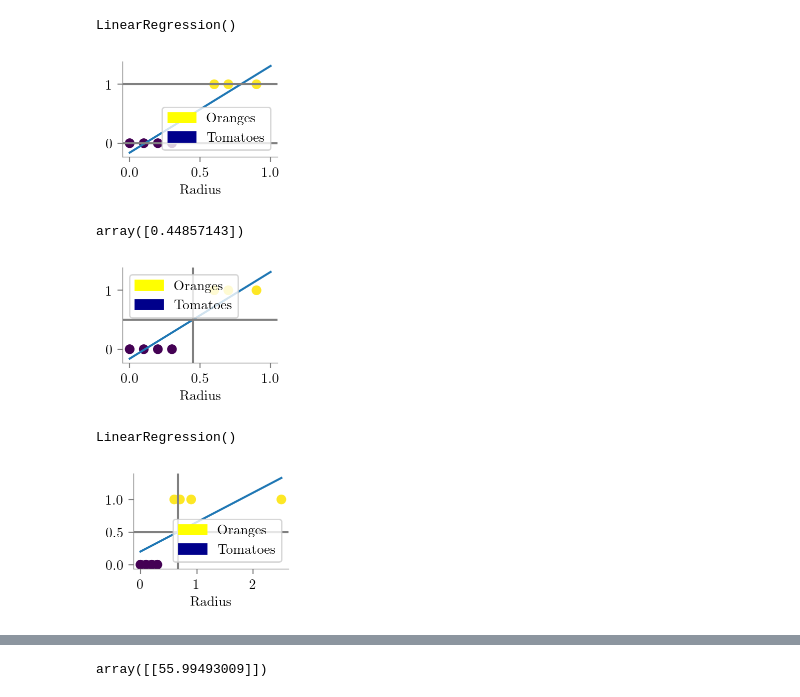
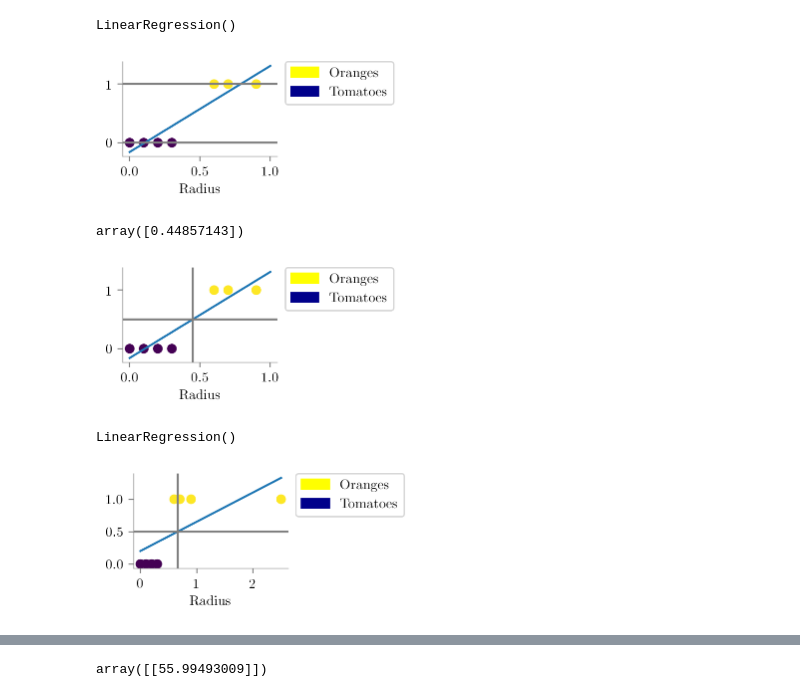
Before and after one commit to nipunbatra/ml-teaching, a Jupyter notebook: notebooks/logistic-apple-oranges.ipynb, the cells around one changed output, grey strips where cells are left out. Saved outputs shown, nothing was run; the diff lists cells and outputs as text; code cells hidden in the pictures.

```diff
--- a/notebooks/logistic-apple-oranges.ipynb
+++ b/notebooks/logistic-apple-oranges.ipynb
@@ -64,18 +67,18 @@ LinearRegression()
 # %%
 plt.plot(np.linspace(0, 1, 50), linr_reg.predict(np.linspace(0, 1, 50).reshape(-1, 1)))
 plt.scatter(x, y, c=y)
 yellow_patch = mpatches.Patch(color='yellow', label='Oranges')
 blue_patch = mpatches.Patch(color='darkblue', label='Tomatoes')
 
 plt.xlabel('Radius')
 format_axes(plt.gca())
 plt.axhline(y=1, color='grey', label='P(y=1)')
 plt.axhline(y=0, color='grey')
-plt.legend(handles=[yellow_patch, blue_patch])
+plt.legend(handles=[yellow_patch, blue_patch],  bbox_to_anchor=(1.05, 1), loc=2, borderaxespad=0.)
 
 plt.savefig("../figures/logistic-regression/linear-orange-tomatoes.pdf", bbox_inches="tight", transparent=True)
 # %% [output]
-[figure, old version]
+[figure, new version]
 # %%
  (0.5-linr_reg.intercept_)/linr_reg.coef_
 # %% [output]
@@ -93,11 +96,11 @@ format_axes(plt.gca())
 plt.axhline(y=0.5, color='grey')
 plt.axvline(x=((0.5-linr_reg.intercept_)/linr_reg.coef_)[0], color='grey')
 
-plt.legend(handles=[yellow_patch, blue_patch])
+plt.legend(handles=[yellow_patch, blue_patch],  bbox_to_anchor=(1.05, 1), loc=2, borderaxespad=0.)
 
 plt.savefig("../figures/logistic-regression/linear-orange-tomatoes-decision.pdf", bbox_inches="tight", transparent=True)
 # %% [output]
-[figure, old version]
+[figure, new version]
 # %%
 x_dash = np.append(x, 2.5)
 y_dash = np.append(y, 1)
@@ -117,11 +120,11 @@ format_axes(plt.gca())
 plt.axhline(y=0.5, color='grey')
 plt.axvline(x=((0.5-linr_reg.intercept_)/linr_reg.coef_)[0], color='grey')
 
-plt.legend(handles=[yellow_patch, blue_patch])
+plt.legend(handles=[yellow_patch, blue_patch],  bbox_to_anchor=(1.05, 1), loc=2, borderaxespad=0.)
 
 plt.savefig("../figures/logistic-regression/linear-orange-tomatoes-decision-modified.pdf", bbox_inches="tight", transparent=True)
 # %% [output]
-[figure, old version]
+[figure, new version]
 # %%
 from sklearn.linear_model import LogisticRegression
 # %%
```
Also changed, not shown: parts of 8 cells of this notebook, 11 other files.
